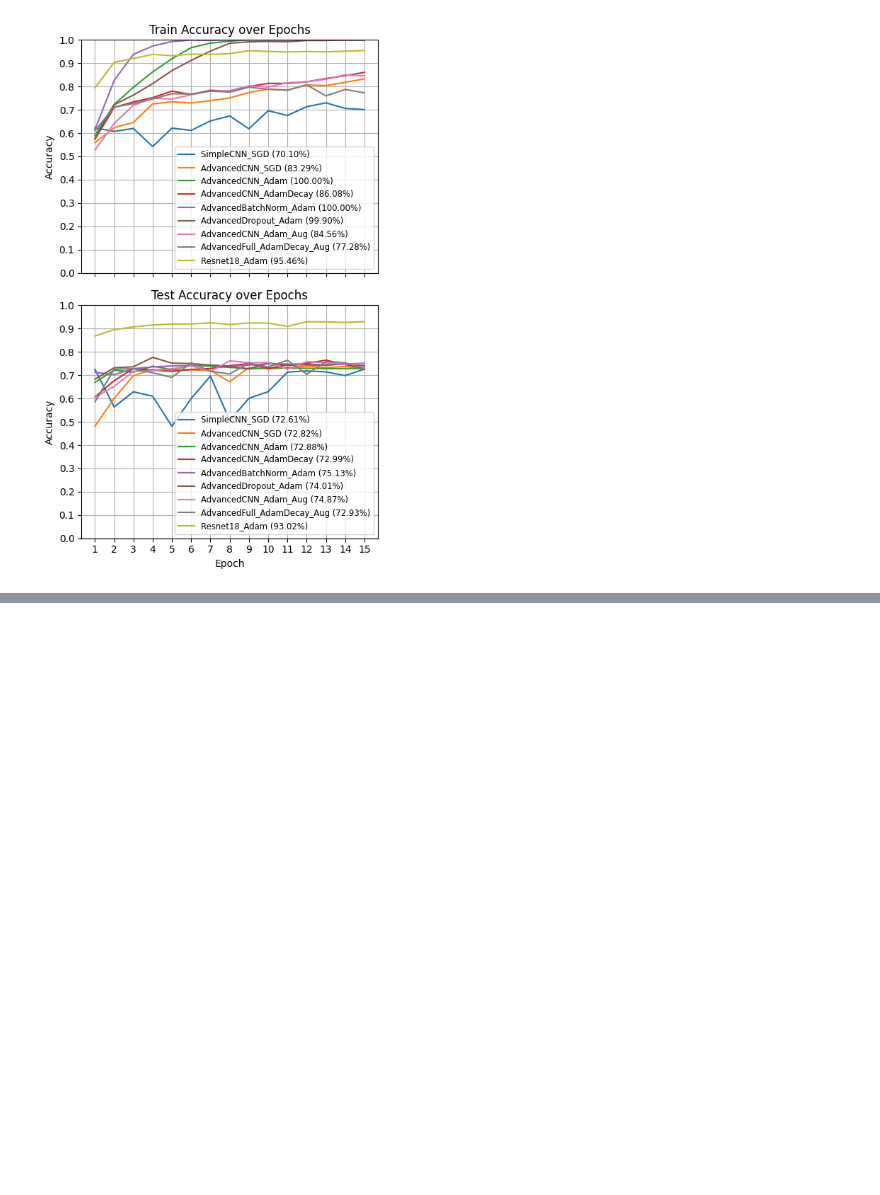
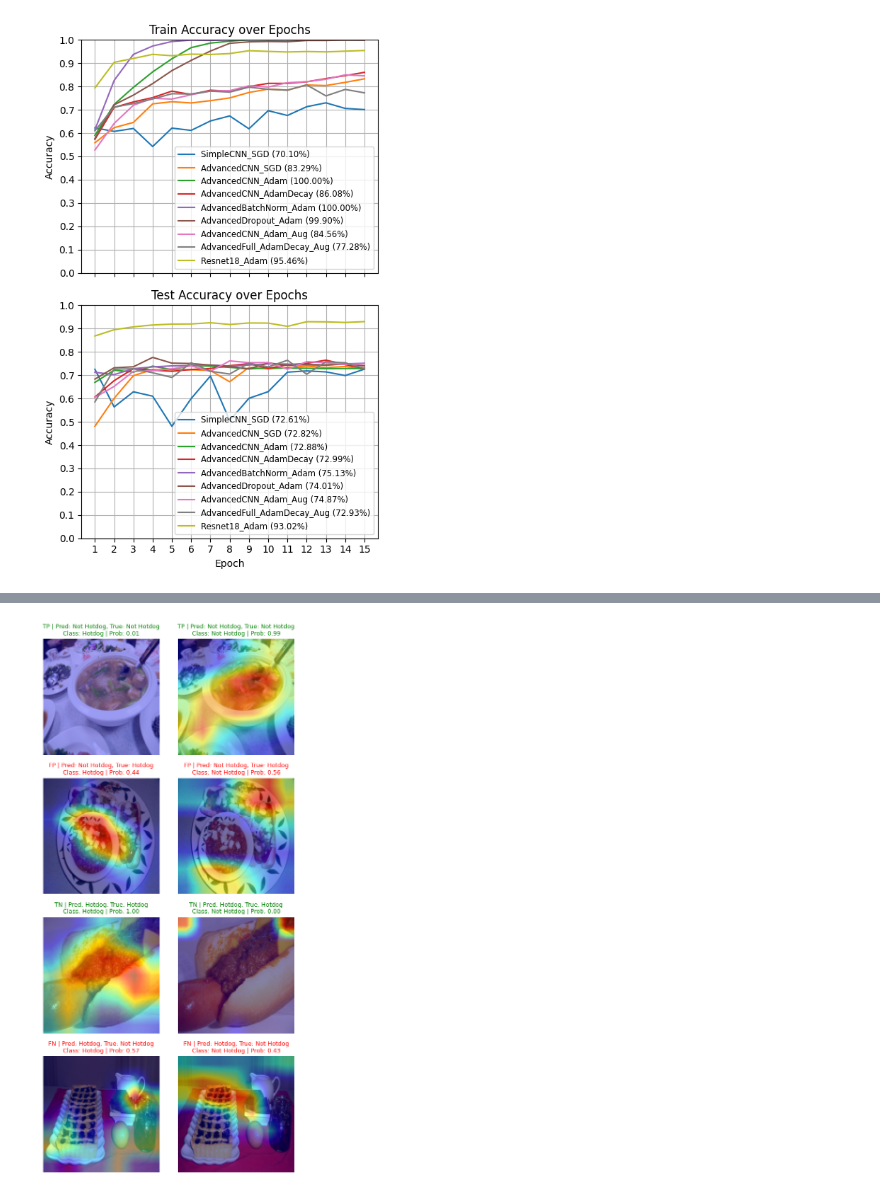
Before and after one commit to MathiasDamsgaard/IntroDeepCompVision_projects, a Jupyter notebook: Project_1/IDLCV_Project_1_hotdog.ipynb, the cells around one changed output, grey strips where cells are left out. Cells and saved outputs as stored; diff of their text form; code cells hidden in the pictures; blank space fills up the shorter version.

```diff
--- a/Project_1/IDLCV_Project_1_hotdog.ipynb
+++ b/Project_1/IDLCV_Project_1_hotdog.ipynb
@@ -508,0 +433,81 @@ Collected all examples.
+# %%
+from pytorch_grad_cam import GradCAM
+from pytorch_grad_cam.utils.model_targets import ClassifierOutputTarget
+from pytorch_grad_cam.utils.image import show_cam_on_image
+import matplotlib.pyplot as plt
+import torch.nn.functional as F
+
+resnet18.eval()
+target_layers = [resnet18.layer4[-1]]
+
+# Track one example per confusion case
+examples = {"TP": None, "FP": None, "TN": None, "FN": None}
+
+with GradCAM(model=resnet18, target_layers=target_layers) as cam:
+    for batch_images, batch_labels in test_loader:
+        input_tensor = batch_images.to(device)
+        input_tensor.requires_grad = True
+        batch_size = input_tensor.size(0)
+        viz_imgs = [unnormalize_img(batch_images[j].cpu()) for j in range(batch_size)]
+
+        outputs = resnet18(input_tensor)
+        probs = F.softmax(outputs, dim=1)
+        preds = outputs.argmax(dim=1)
+
+        for b in range(batch_size):
+            true, pred = int(batch_labels[b].item()), int(preds[b].item())
+
+            # Decide confusion case
+            if pred == true == 1 and examples["TP"] is None:
+                examples["TP"] = (viz_imgs[b], input_tensor[b:b+1], true, pred, probs[b])
+            elif pred == 1 and true == 0 and examples["FP"] is None:
+                examples["FP"] = (viz_imgs[b], input_tensor[b:b+1], true, pred, probs[b])
+            elif pred == true == 0 and examples["TN"] is None:
+                examples["TN"] = (viz_imgs[b], input_tensor[b:b+1], true, pred, probs[b])
+            elif pred == 0 and true == 1 and examples["FN"] is None:
+                examples["FN"] = (viz_imgs[b], input_tensor[b:b+1], true, pred, probs[b])
+
+        # Stop once all 4 cases are collected
+        if all(v is not None for v in examples.values()):
+            break
+
+    # Plotting
+    fig, axes = plt.subplots(4, 2, figsize=(6, 12))
+    case_order = ["TP", "FP", "TN", "FN"]
+
+    # Helper: class → label mapping
+    class_names = {0: "Hotdog", 1: "Not Hotdog"}
+
+    for row, case in enumerate(case_order):
+        viz_img, tensor, true, pred, probs = examples[case]
+
+        # Correct prediction → green, wrong → red
+        color = "green" if pred == true else "red"
+
+        for col, target_class in enumerate([0, 1]):
+            grayscale_cam = cam(
+                input_tensor=tensor,
+                targets=[ClassifierOutputTarget(target_class)]
+            )
+            gcam = grayscale_cam[0, :]
+            visualization = show_cam_on_image(viz_img, gcam, use_rgb=True)
+
+            axes[row, col].imshow(visualization)
+            axes[row, col].axis("off")
+
+            if col == 0:
+                # Add the case label on the y-axis
+                axes[row, col].set_ylabel(case, fontsize=12, rotation=90, weight="bold")
+
+            # Title: case, prediction, truth, and probability for the current class
+            axes[row, col].set_title(
+                f"{case} | Pred: {class_names[pred]}, True: {class_names[true]}\n"
+                f"Class: {class_names[target_class]} | Prob: {probs[target_class].item():.2f}",
+                color=color,
+                fontsize=9
+            )
+
+plt.tight_layout()
+plt.savefig("figures/cam_examples.png");
+# %% [output]
+[figure, added]
```
Also changed, not shown: parts of 3 cells of this notebook, 1 other file.
